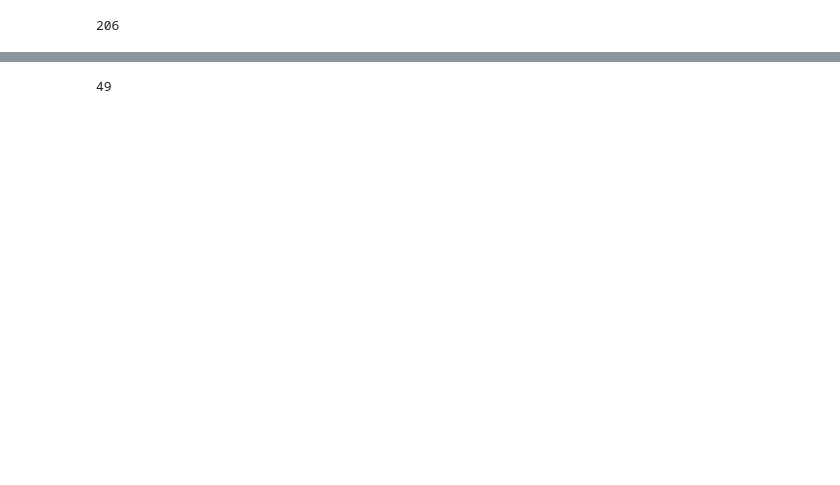
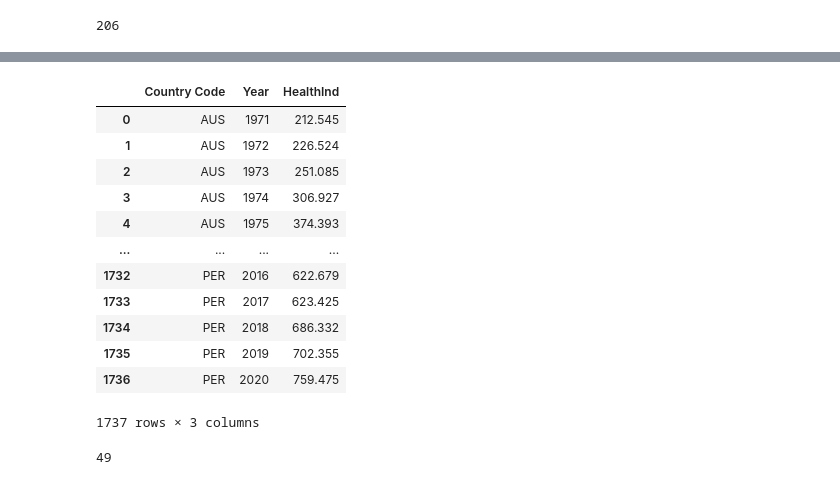
Before and after one commit to sykoravojtech/IHD_germany_2024, a Jupyter notebook: exp/exp_NNT_003_BubblePlot.ipynb, the cells around one changed output, grey strips where cells are left out. Saved outputs shown, nothing was run; the diff lists cells and outputs as text; code cells hidden in the pictures; blank space fills up the shorter version.

```diff
--- a/exp/exp_NNT_003_BubblePlot.ipynb
+++ b/exp/exp_NNT_003_BubblePlot.ipynb
@@ -57,3 +63,22 @@ health_df.dropna()['Country Code'].nunique()
+# %%
+health_df = pd.read_csv('../data/raw/oecd_healthSpending.csv')
+health_df.rename(columns={'LOCATION': 'Country Code', 'TIME': 'Year', 'Value': 'HealthInd'}, inplace=True)
+health_df.drop(columns=['INDICATOR', 'SUBJECT', 'MEASURE', 'FREQUENCY', 'Flag Codes'], inplace=True)
+health_df
+# %% [output]
+|  | Country Code | Year | HealthInd |
+| 0 | AUS | 1971 | 212.545 |
+| 1 | AUS | 1972 | 226.524 |
+| 2 | AUS | 1973 | 251.085 |
+| 3 | AUS | 1974 | 306.927 |
+| 4 | AUS | 1975 | 374.393 |
+| ... | ... | ... | ... |
+| 1732 | PER | 2016 | 622.679 |
+| 1733 | PER | 2017 | 623.425 |
+| 1734 | PER | 2018 | 686.332 |
+| 1735 | PER | 2019 | 702.355 |
+| 1736 | PER | 2020 | 759.475 |
+1737 rows × 3 columns
 # %%
 # health_df = pd.read_csv(DATA_PATH+'/oecd_combined_final.csv')
 # health_df = health_df.rename({'Value': 'HealthInd'}, axis=1).drop(['Country Name', 'Series Name'], axis=1)
```
Also changed, not shown: parts of 9 cells of this notebook, 19 other files.
